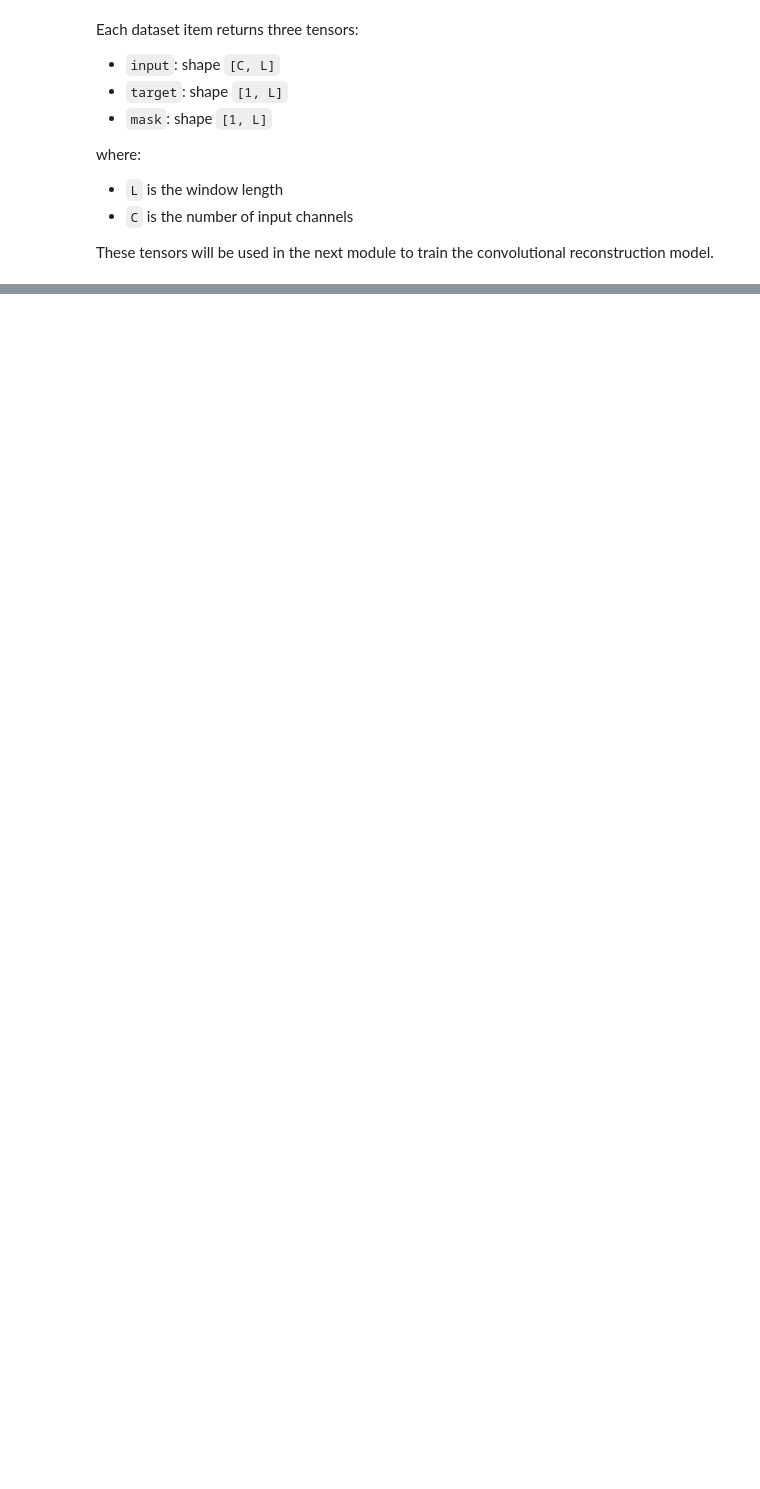
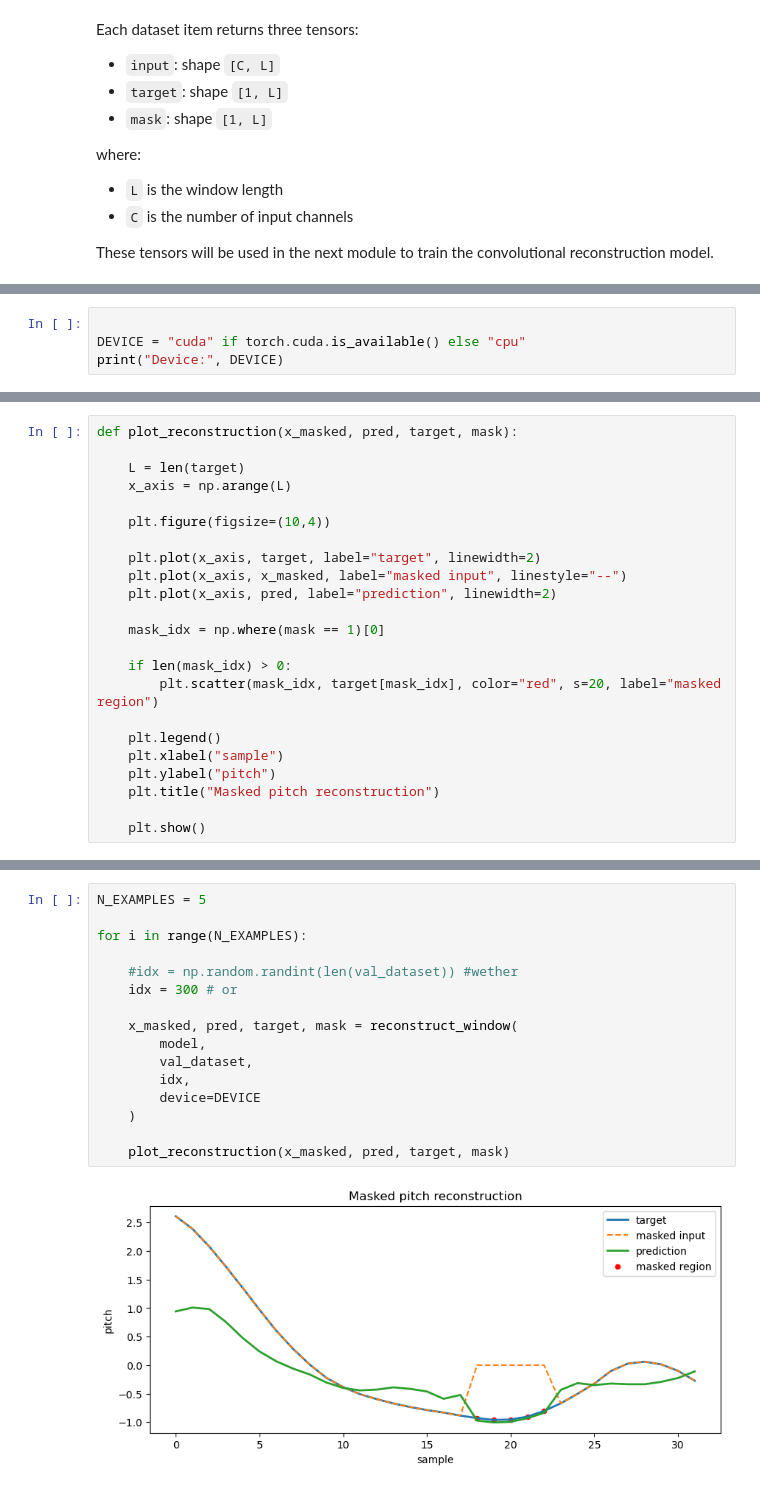
Before and after one commit to llsol/CSISD, a Jupyter notebook: notebooks/01_models/convolutionalnn-1.ipynb, the cells around one changed output, grey strips where cells are left out. Saved outputs shown, nothing was run; the diff lists cells and outputs as text; blank space fills up the shorter version.

```diff
--- a/notebooks/01_models/convolutionalnn-1.ipynb
+++ b/notebooks/01_models/convolutionalnn-1.ipynb
@@ -490,0 +887,4 @@ mask shape  : torch.Size([64, 1, 32])
+# %%
+
+DEVICE = "cuda" if torch.cuda.is_available() else "cpu"
+print("Device:", DEVICE)
@@ -490,0 +1107,23 @@ mask shape  : torch.Size([64, 1, 32])
+# %%
+def plot_reconstruction(x_masked, pred, target, mask):
+
+    L = len(target)
+    x_axis = np.arange(L)
+
+    plt.figure(figsize=(10,4))
+
+    plt.plot(x_axis, target, label="target", linewidth=2)
+    plt.plot(x_axis, x_masked, label="masked input", linestyle="--")
+    plt.plot(x_axis, pred, label="prediction", linewidth=2)
+
+    mask_idx = np.where(mask == 1)[0]
+
+    if len(mask_idx) > 0:
+        plt.scatter(mask_idx, target[mask_idx], color="red", s=20, label="masked region")
+
+    plt.legend()
+    plt.xlabel("sample")
+    plt.ylabel("pitch")
+    plt.title("Masked pitch reconstruction")
+
+    plt.show()
@@ -490,0 +1138,18 @@ mask shape  : torch.Size([64, 1, 32])
+# %%
+N_EXAMPLES = 5
+
+for i in range(N_EXAMPLES):
+
+    #idx = np.random.randint(len(val_dataset)) #wether
+    idx = 300 # or
+
+    x_masked, pred, target, mask = reconstruct_window(
+        model,
+        val_dataset,
+        idx,
+        device=DEVICE
+    )
+
+    plot_reconstruction(x_masked, pred, target, mask)
+# %% [output]
+[figure, added]
```
Also changed, not shown: parts of 38 cells of this notebook.
